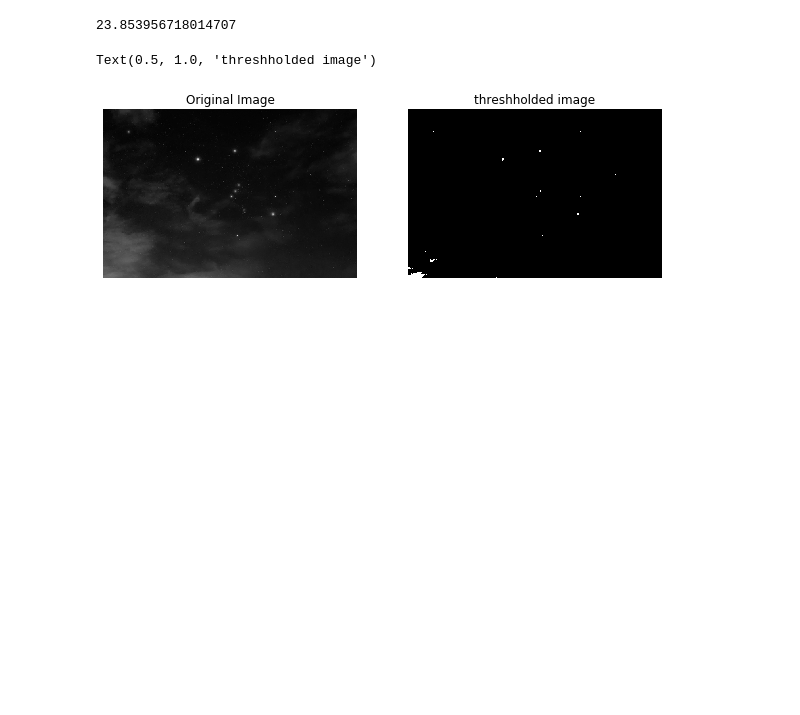
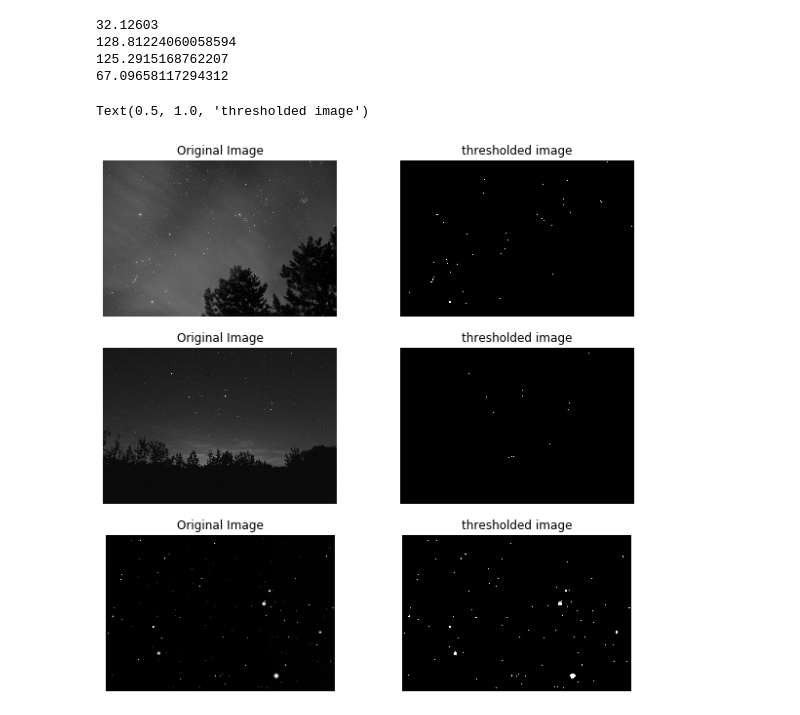
Before and after one commit to flaviosalles3/Star-Recognizer, a Jupyter notebook: Notebook.ipynb, the cells around one changed output. Cells and saved outputs as stored; diff of their text form; code cells hidden in the pictures; blank space fills up the shorter version.

```diff
--- a/Notebook.ipynb
+++ b/Notebook.ipynb
@@ -39,15 +40,47 @@ def rgb2gray(rgb):
-# %%
-img = imageio.imread('images\Orion\photo5.jpg')
-img_gray = rgb2gray(img)
-m = np.mean(img_gray)
-print(m)
-img_o = thresholding(img_gray,m+70)
-
-
-plt.figure(figsize=(10,15))
-plt.subplot(221); plt.imshow(img_gray, cmap="gray"); plt.axis('off'); plt.title('Original Image')
-plt.subplot(222); plt.imshow(img_o, cmap="gray"); plt.axis('off'); plt.title('threshholded image')
-# %% [output]
-23.853956718014707
-Text(0.5, 1.0, 'threshholded image')
-[figure, removed]
+# %%
+image1 = imageio.imread('Images/Orion/photo1.jpg', as_gray=True)
+image2 = imageio.imread('Images/photo2.jpg', as_gray=True)
+image3 = imageio.imread('Images/Cancer/con_CNC_001.png', as_gray=True)
+
+
+
+hist1,_ = np.histogram(image1, bins=256, range=(0,256))
+#hist1 = histogram(image1, 265)
+#plt.subplot(221); plt.bar(range(256), hist1)
+
+hist2,_ = np.histogram(image2, bins=256, range=(0,256))
+#hist2 = histogram(image2, 256)
+#plt.subplot(222); plt.bar(range(256), hist2)
+
+print(np.mean(image2))
+
+T = ceil(8/floor(np.log(np.mean(image1))))*np.mean(image1)
+print(T)
+img_o1 = thresholding(image1,T)
+
+W = 3.9
+T = W*np.mean(image2)
+print(T)
+img_o2 = thresholding(image2,T)
+
+W = 4.3
+T = W*np.mean(image3)
+print(T)
+img_o3 = thresholding(image3,T)
+
+
+
+plt.figure(figsize=(10,10))
+plt.subplot(321); plt.imshow(image1, cmap="gray"); plt.axis('off'); plt.title('Original Image')
+plt.subplot(322); plt.imshow(img_o1, cmap="gray"); plt.axis('off'); plt.title('thresholded image')
+plt.subplot(323); plt.imshow(image2, cmap="gray"); plt.axis('off'); plt.title('Original Image')
+plt.subplot(324); plt.imshow(img_o2, cmap="gray"); plt.axis('off'); plt.title('thresholded image')
+plt.subplot(325); plt.imshow(image3, cmap="gray"); plt.axis('off'); plt.title('Original Image')
+plt.subplot(326); plt.imshow(img_o3, cmap="gray"); plt.axis('off'); plt.title('thresholded image')
+# %% [output]
+32.12603
+128.81224060058594
+125.2915168762207
+67.09658117294312
+Text(0.5, 1.0, 'thresholded image')
+[figure, added]
```
Also changed, not shown: parts of 2 cells of this notebook.
